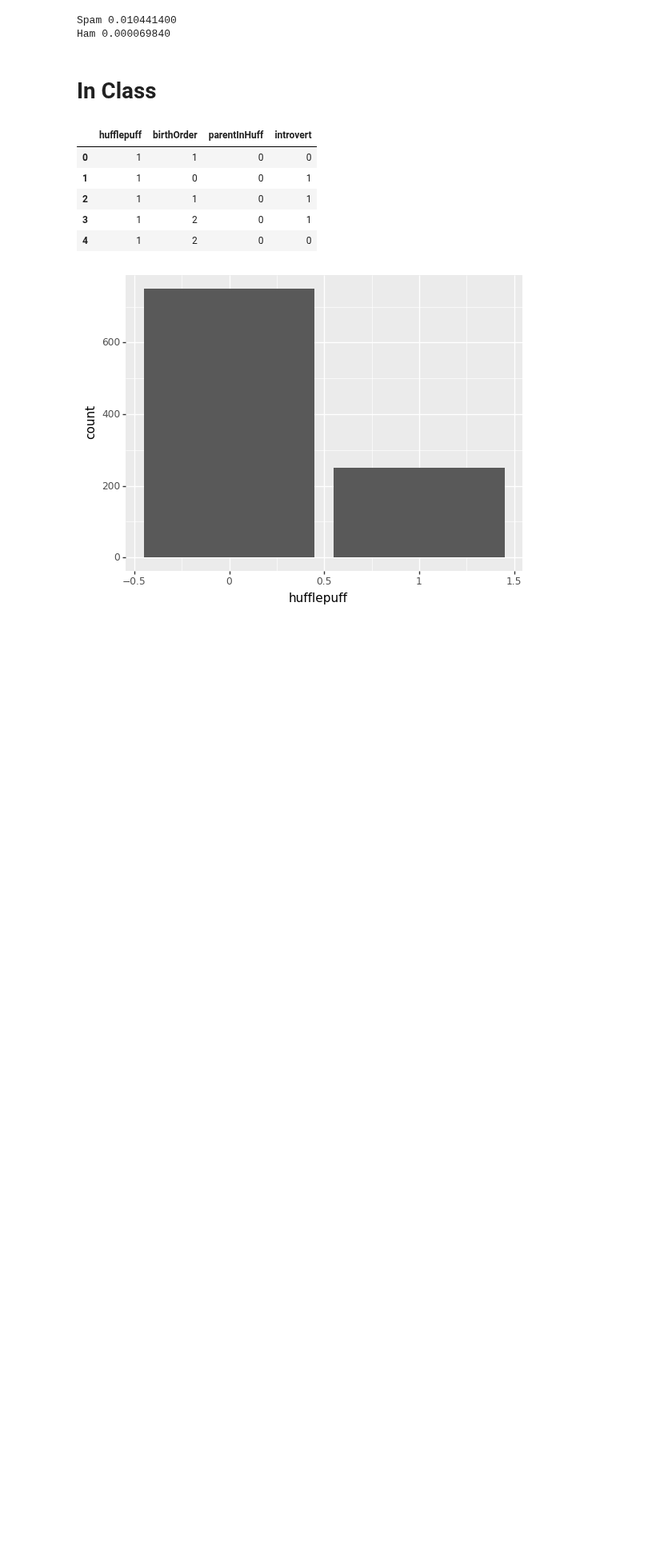
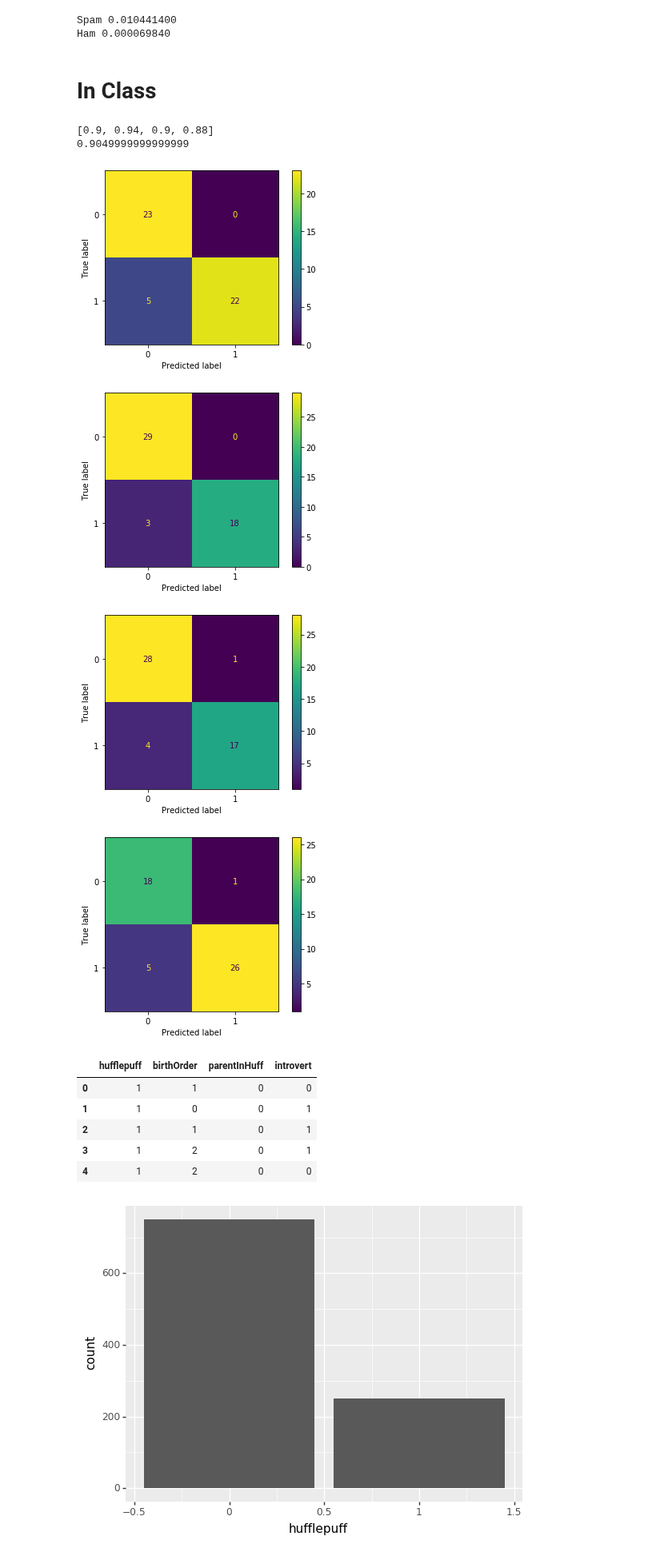
Before and after one commit to chelseaparlett/CPSC392ParlettPelleriti, a Jupyter notebook: InClass/SlidesAndMaterials/Materials/Class16.ipynb, the cells around one changed output. Shown at 80% size. Drawn from its saved outputs; the diff is of its cells as text; code cells hidden in the pictures; blank space fills up the shorter version.

```diff
--- a/InClass/SlidesAndMaterials/Materials/Class16.ipynb
+++ b/InClass/SlidesAndMaterials/Materials/Class16.ipynb
@@ -99,6 +99,36 @@ Spam 0.010441400
 Ham 0.000069840
 # %% [markdown]
 # In Class
+# %%
+#OOPS!
+X = spam[["viagra", "love", "dollar","buy"]]
+y = spam["is_spam"]
+
+
+kf = KFold(n_splits = 4)
+nb = CategoricalNB()
+acc = []
+for train, test in kf.split(X,y):
+    X_train = X.iloc[train]
+    X_test = X.iloc[test]
+    y_train = y[train]
+    y_test = y[test]
+
+
+
+    nb.fit(X_train,y_train)
+    acc.append(nb.score(X_test,y_test))
+    plot_confusion_matrix(nb, X_test,y_test)
+
+print(acc)
+print(np.mean(acc))
+# %% [output]
+[0.9, 0.94, 0.9, 0.88]
+0.9049999999999999
+[figure, added]
+[figure, added]
+[figure, added]
+[figure, added]
 # %%
 # Now for something completely different
 hp = pd.read_csv("https://raw.githubusercontent.com/cmparlettpelleriti/CPSC392ParlettPelleriti/master/Data/HufflePuff.csv")
```
Also changed, not shown: parts of 9 cells of this notebook.
